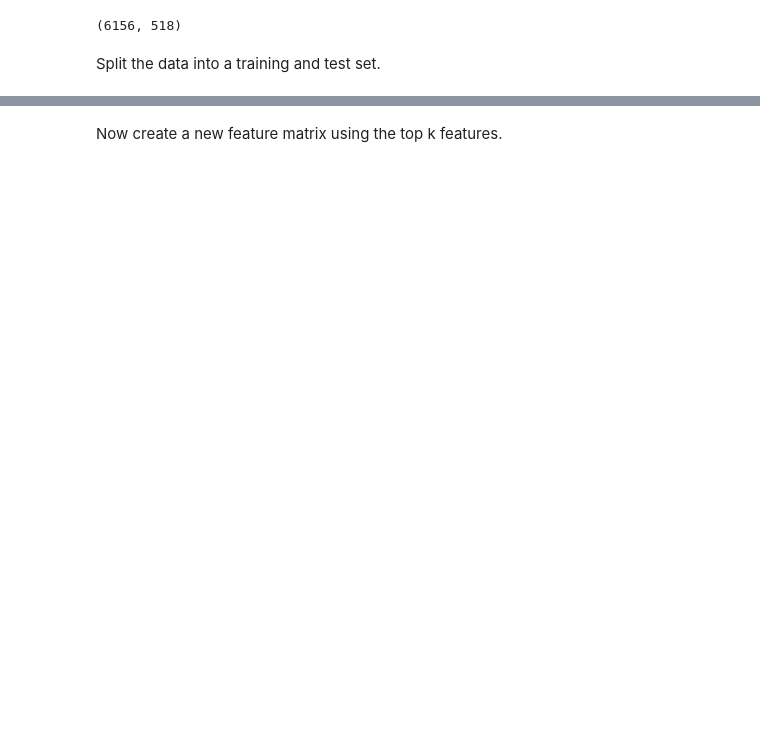
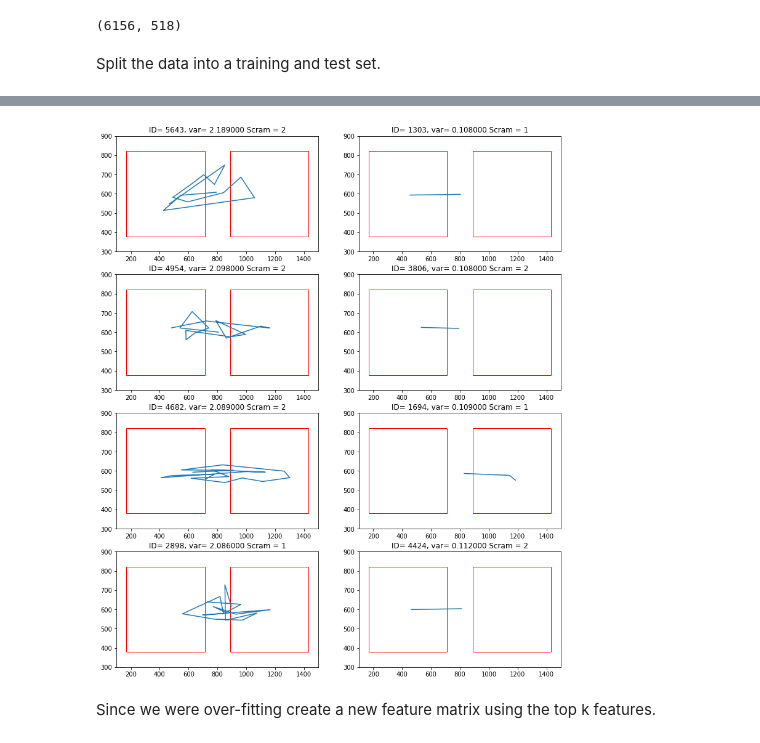
Before and after one commit to N-HEDGER/NH_EYETRACK_NOODLE, a Jupyter notebook: SCvINT.ipynb, the cells around one changed output, grey strips where cells are left out. Cells and saved outputs as stored; diff of their text form; code cells hidden in the pictures; blank space fills up the shorter version.

```diff
--- a/SCvINT.ipynb
+++ b/SCvINT.ipynb
@@ -189,5 +301,9 @@ x=tsplot(TIMESERIES,1303)
+# %%
+SHOWFEATURE('X__sample_entropy')
+# %% [output]
+[figure, added]
 # %% [markdown]
-Now create a new feature matrix using the top k features.
+Since we were over-fitting create a new feature matrix using the top k features.
 # %%
 def indices_of_top_k(arr, k):
     return np.sort(np.argpartition(np.array(arr), -k)[-k:])
```
Also changed, not shown: parts of 48 cells of this notebook, 1 other file.
